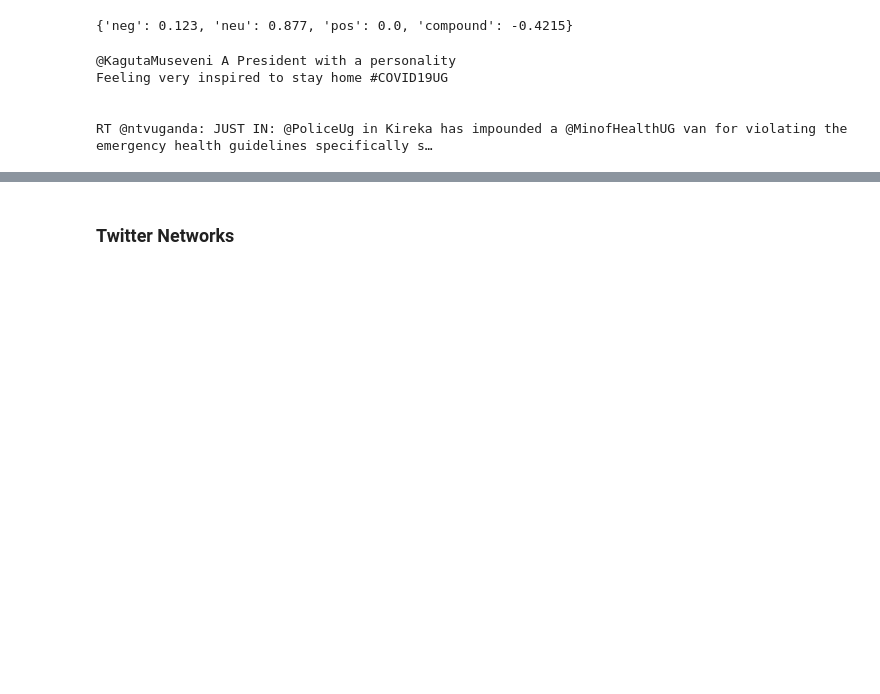
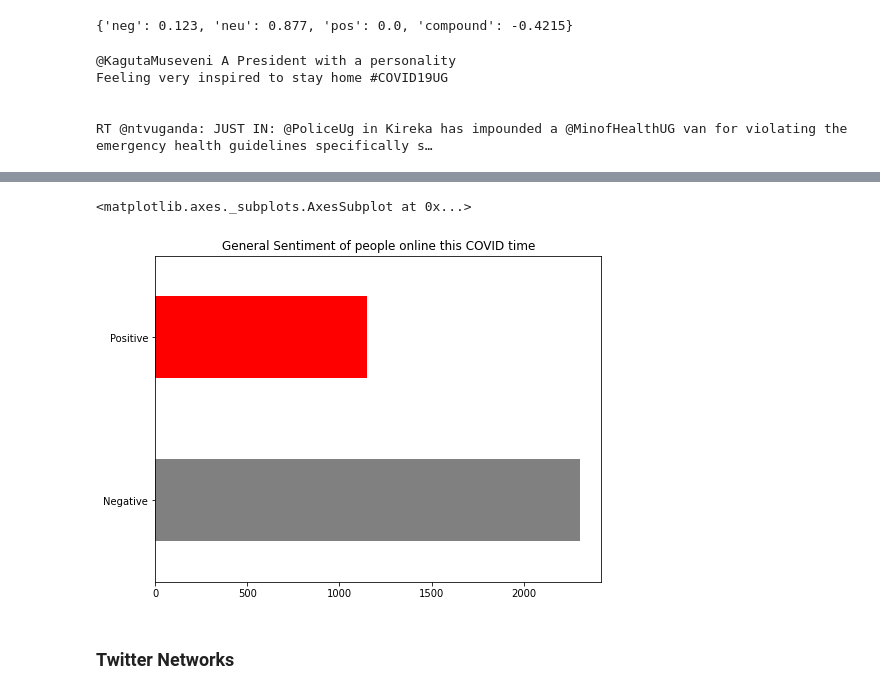
Before and after one commit to atwine/twitteranalysiscovid, a Jupyter notebook: Twitter Analysis.ipynb, the cells around one changed output, grey strips where cells are left out. Saved outputs shown, nothing was run; the diff lists cells and outputs as text; code cells hidden in the pictures; blank space fills up the shorter version.

```diff
--- a/Twitter Analysis.ipynb
+++ b/Twitter Analysis.ipynb
@@ -305,3 +330,10 @@ plt.show()
+# %%
+plt.figure(figsize=(8,6))
+plt.title('General Sentiment of people online this COVID time')
+ds_tweets['label'].value_counts().plot(kind='barh', color={'Red','Gray'})
+# %% [output]
+<matplotlib.axes._subplots.AxesSubplot at 0x...>
+[figure, added]
 # %% [markdown]
 ### Twitter Networks
 # %%
```
Also changed, not shown: parts of 19 cells of this notebook, 1 other file.
